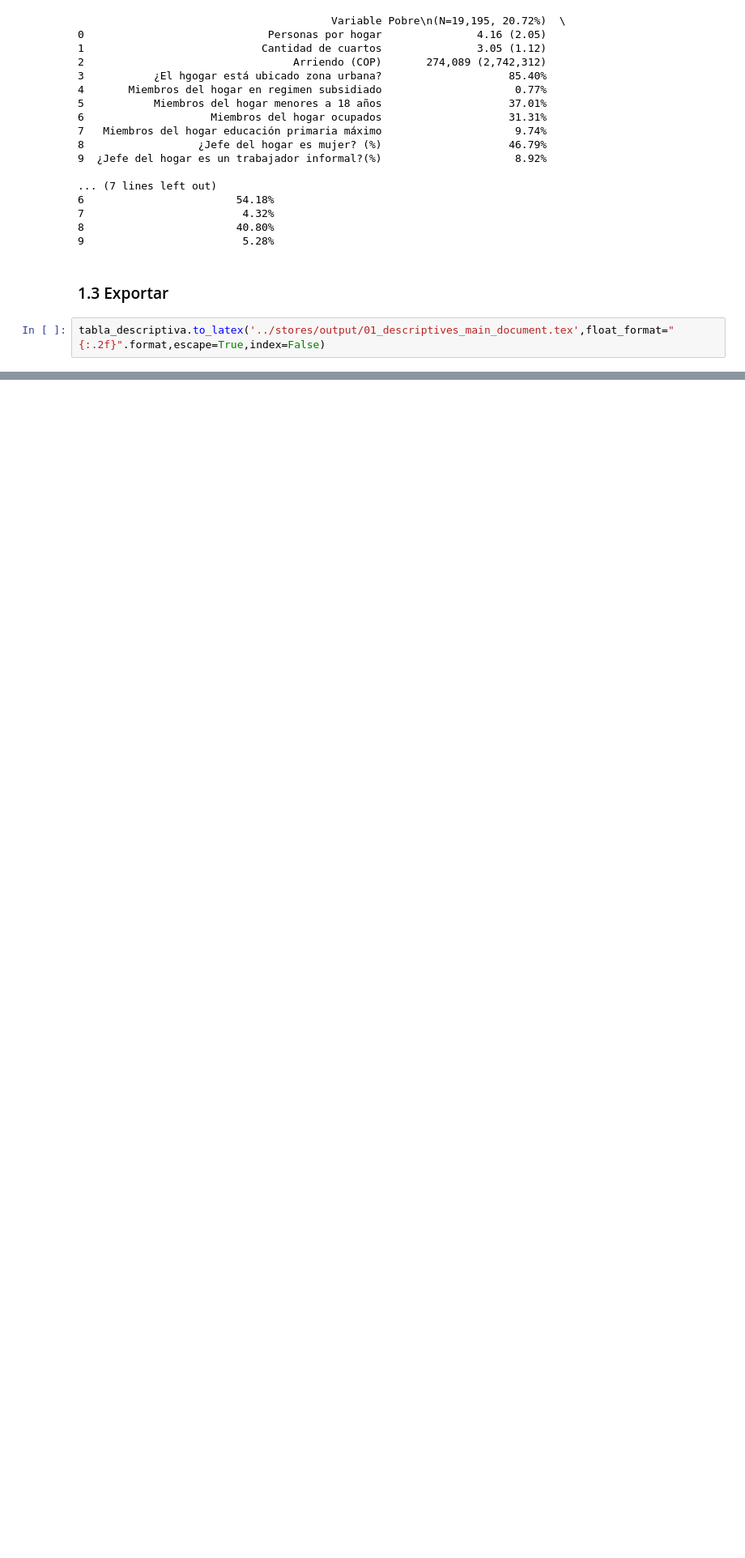
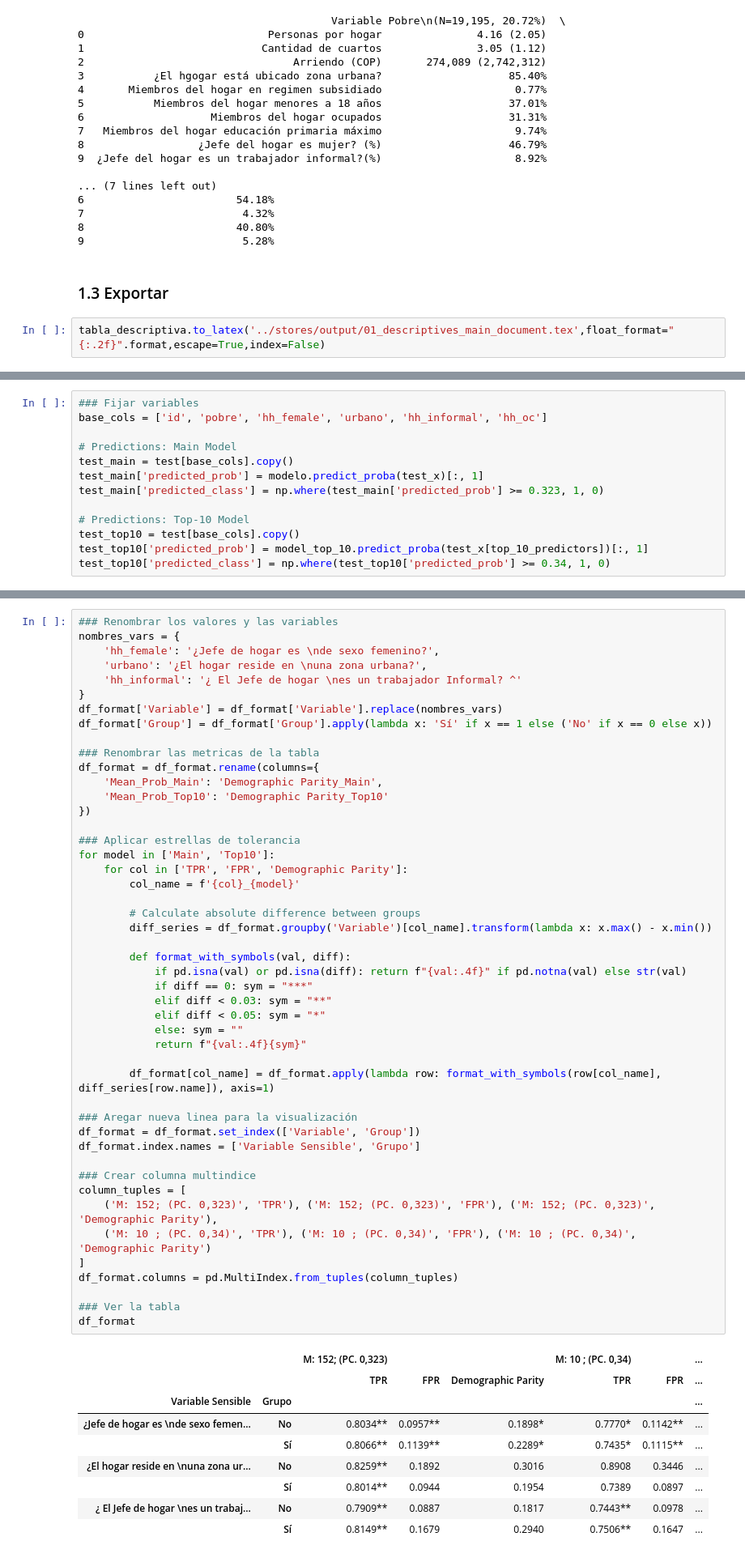
Before and after one commit to AngelCas20/AI-Summer-Audit-Notebook, a Jupyter notebook: notebook/00_main_notebook.ipynb, the cells around one changed output, grey strips where cells are left out. Shown at 81% size. Saved outputs shown, nothing was run; the diff lists cells and outputs as text; blank space fills up the shorter version.

```diff
--- a/notebook/00_main_notebook.ipynb
+++ b/notebook/00_main_notebook.ipynb
@@ -124,0 +349,13 @@ tabla_descriptiva.to_latex('../stores/output/01_descriptives_main_document.tex',
+# %%
+### Fijar variables
+base_cols = ['id', 'pobre', 'hh_female', 'urbano', 'hh_informal', 'hh_oc']
+
+# Predictions: Main Model
+test_main = test[base_cols].copy()
+test_main['predicted_prob'] = modelo.predict_proba(test_x)[:, 1]
+test_main['predicted_class'] = np.where(test_main['predicted_prob'] >= 0.323, 1, 0)
+
+# Predictions: Top-10 Model
+test_top10 = test[base_cols].copy()
+test_top10['predicted_prob'] = model_top_10.predict_proba(test_x[top_10_predictors])[:, 1]
+test_top10['predicted_class'] = np.where(test_top10['predicted_prob'] >= 0.34, 1, 0)
@@ -124,0 +409,57 @@ tabla_descriptiva.to_latex('../stores/output/01_descriptives_main_document.tex',
+# %%
+### Renombrar los valores y las variables
+nombres_vars = {
+    'hh_female': '¿Jefe de hogar es \nde sexo femenino?',
+    'urbano': '¿El hogar reside en \nuna zona urbana?',
+    'hh_informal': '¿ El Jefe de hogar \nes un trabajador Informal? ^'
+}
+df_format['Variable'] = df_format['Variable'].replace(nombres_vars)
+df_format['Group'] = df_format['Group'].apply(lambda x: 'Sí' if x == 1 else ('No' if x == 0 else x))
+
+### Renombrar las metricas de la tabla
+df_format = df_format.rename(columns={
+    'Mean_Prob_Main': 'Demographic Parity_Main',
+    'Mean_Prob_Top10': 'Demographic Parity_Top10'
+})
+
+### Aplicar estrellas de tolerancia
+for model in ['Main', 'Top10']:
+    for col in ['TPR', 'FPR', 'Demographic Parity']:
+        col_name = f'{col}_{model}'
+
+        # Calculate absolute difference between groups
+        diff_series = df_format.groupby('Variable')[col_name].transform(lambda x: x.max() - x.min())
+
+        def format_with_symbols(val, diff):
+            if pd.isna(val) or pd.isna(diff): return f"{val:.4f}" if pd.notna(val) else str(val)
+            if diff == 0: sym = "***"
+            elif diff < 0.03: sym = "**"
+            elif diff < 0.05: sym = "*"
+            else: sym = ""
+            return f"{val:.4f}{sym}"
+
+        df_format[col_name] = df_format.apply(lambda row: format_with_symbols(row[col_name], diff_series[row.name]), axis=1)
+
+### Aregar nueva linea para la visualización
+df_format = df_format.set_index(['Variable', 'Group'])
+df_format.index.names = ['Variable Sensible', 'Grupo']
+
+### Crear columna multindice
+column_tuples = [
+    ('M: 152; (PC. 0,323)', 'TPR'), ('M: 152; (PC. 0,323)', 'FPR'), ('M: 152; (PC. 0,323)', 'Demographic Parity'),
+    ('M: 10 ; (PC. 0,34)', 'TPR'), ('M: 10 ; (PC. 0,34)', 'FPR'), ('M: 10 ; (PC. 0,34)', 'Demographic Parity')
+]
+df_format.columns = pd.MultiIndex.from_tuples(column_tuples)
+
+### Ver la tabla
+df_format
+# %% [output]
+|  |  | M: 152; (PC. 0,323) |  |  | M: 10 ; (PC. 0,34) |  | ... |
+|  |  | TPR | FPR | Demographic Parity | TPR | FPR | ... |
+| Variable Sensible | Grupo |  |  |  |  |  | ... |
+| ¿Jefe de hogar es \nde sexo femen... | No | 0.8034** | 0.0957** | 0.1898* | 0.7770* | 0.1142** | ... |
+|  | Sí | 0.8066** | 0.1139** | 0.2289* | 0.7435* | 0.1115** | ... |
+| ¿El hogar reside en \nuna zona ur... | No | 0.8259** | 0.1892 | 0.3016 | 0.8908 | 0.3446 | ... |
+|  | Sí | 0.8014** | 0.0944 | 0.1954 | 0.7389 | 0.0897 | ... |
+| ¿ El Jefe de hogar \nes un trabaj... | No | 0.7909** | 0.0887 | 0.1817 | 0.7443** | 0.0978 | ... |
+|  | Sí | 0.8149** | 0.1679 | 0.2940 | 0.7506** | 0.1647 | ... |
```
Also changed, not shown: parts of 88 cells of this notebook, 15 other files.
